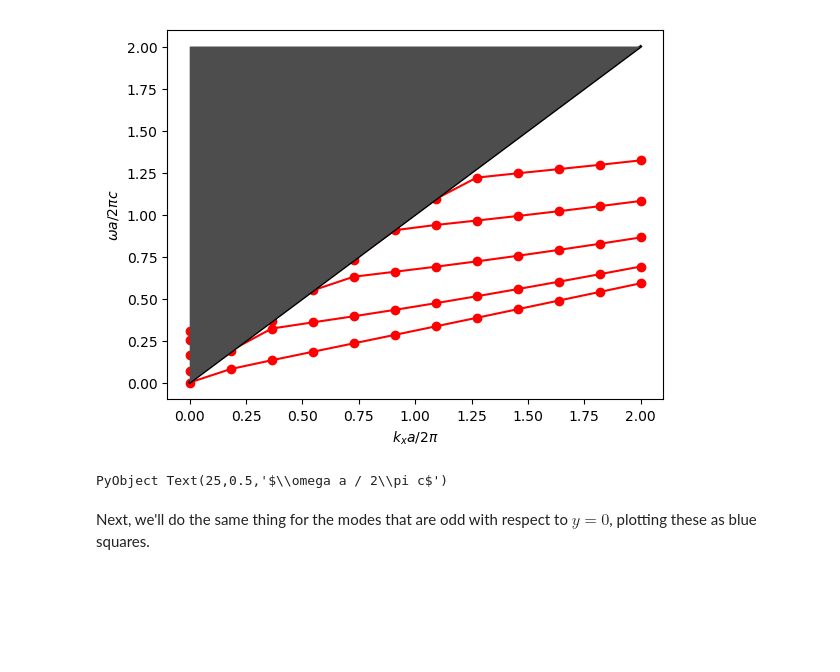
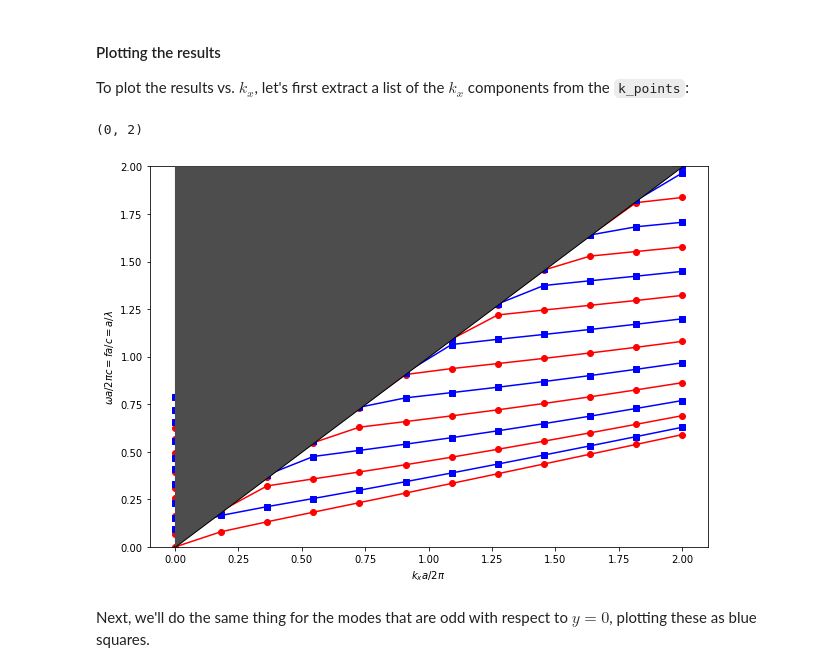
Before and after one commit to mitmath/18369, a Jupyter notebook: notes/MPB-demo.ipynb, the cells around one changed output. Drawn from its saved outputs; the diff is of its cells as text; code cells hidden in the pictures; blank space fills up the shorter version.

```diff
--- a/notes/MPB-demo.ipynb
+++ b/notes/MPB-demo.ipynb
@@ -97,0 +107,2 @@ Because MPB's calculation is technically a supercell, a periodic array of wavegu
+# %%
+ms.run_tm_yeven()
@@ -97,0 +129,3 @@ Because MPB's calculation is technically a supercell, a periodic array of wavegu
+# %%
+tmyeven_freqs = ms.all_freqs
+tmyeven_freqs
@@ -97,0 +152,3 @@ Because MPB's calculation is technically a supercell, a periodic array of wavegu
+# %%
+ms.run_tm_yodd()
+tmyodd_freqs = ms.all_freqs
@@ -98,12 +173,20 @@ Because MPB's calculation is technically a supercell, a periodic array of wavegu
+# %% [markdown]
+#### Plotting the results
+
+To plot the results vs. $k_x$, let's first extract a list of the $k_x$ components from the `k_points`:
+# %%
+kx = [k.x for k in ms.k_points]
 # %%
-using PyPlot
-plot(kx, ω_tme, "ro-")
-plot(kx, kx, "k-", linewidth=2)
-fill([0,2,0],[0,2,2], facecolor=(0.3,0.3,0.3), zorder=3)
-xlabel(L"k_x a / 2\pi")
-ylabel(L"\omega a / 2\pi c")
+plt.figure(figsize=(10,7))
+plt.plot(kx, tmyeven_freqs, "ro-")
+plt.plot(kx, tmyodd_freqs, "bs-")
+plt.plot(kx, kx, "k-", linewidth=2)
+plt.fill([0,2,0],[0,2,2], facecolor=(0.3,0.3,0.3), zorder=3)
+plt.xlabel("$k_x a / 2\pi$")
+plt.ylabel("$\omega a / 2\pi c = fa/c = a/\lambda$")
+plt.ylim(0,2)
 # %% [output]
+(0, 2)
-[figure, old version]
+[figure, new version]
-PyObject Text(25,0.5,'$\\omega a / 2\\pi c$')
 # %% [markdown]
 Next, we'll do the same thing for the modes that are odd with respect to $y=0$, plotting these as blue squares.
```
Also changed, not shown: parts of 61 cells of this notebook, 1 other file.
